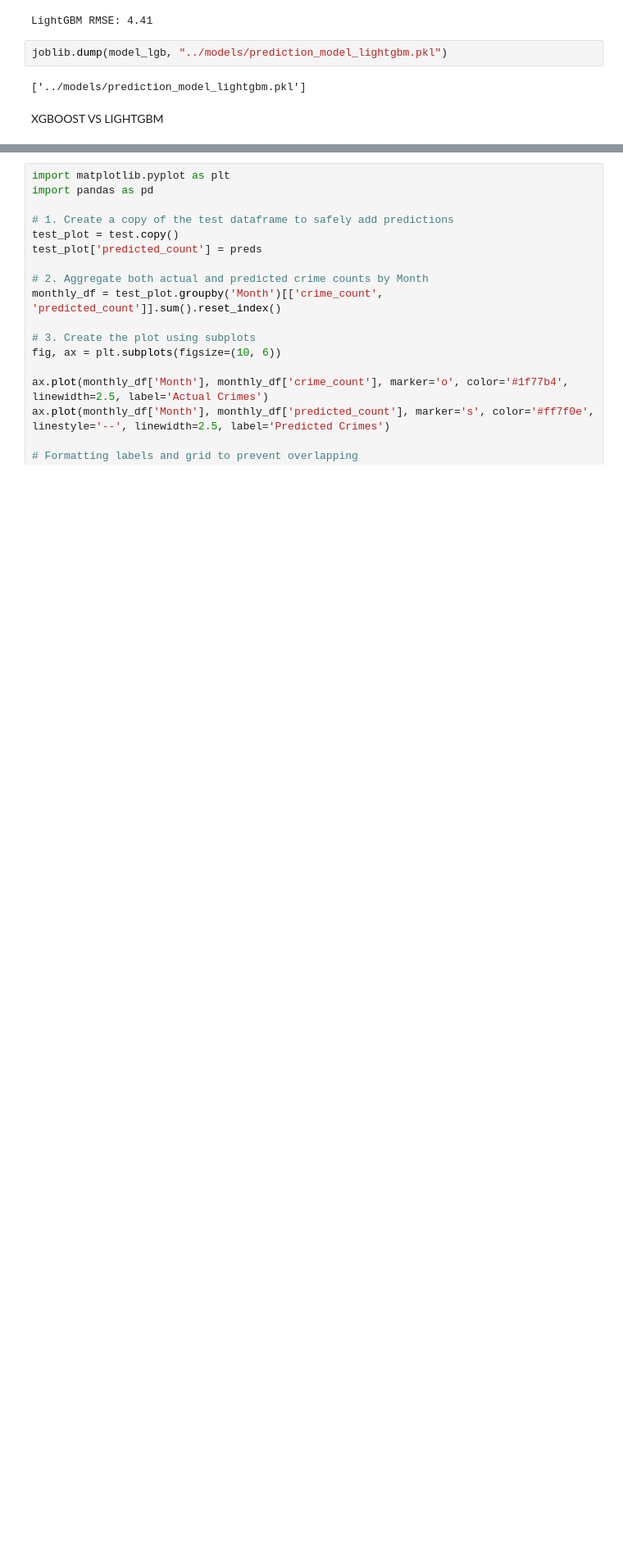
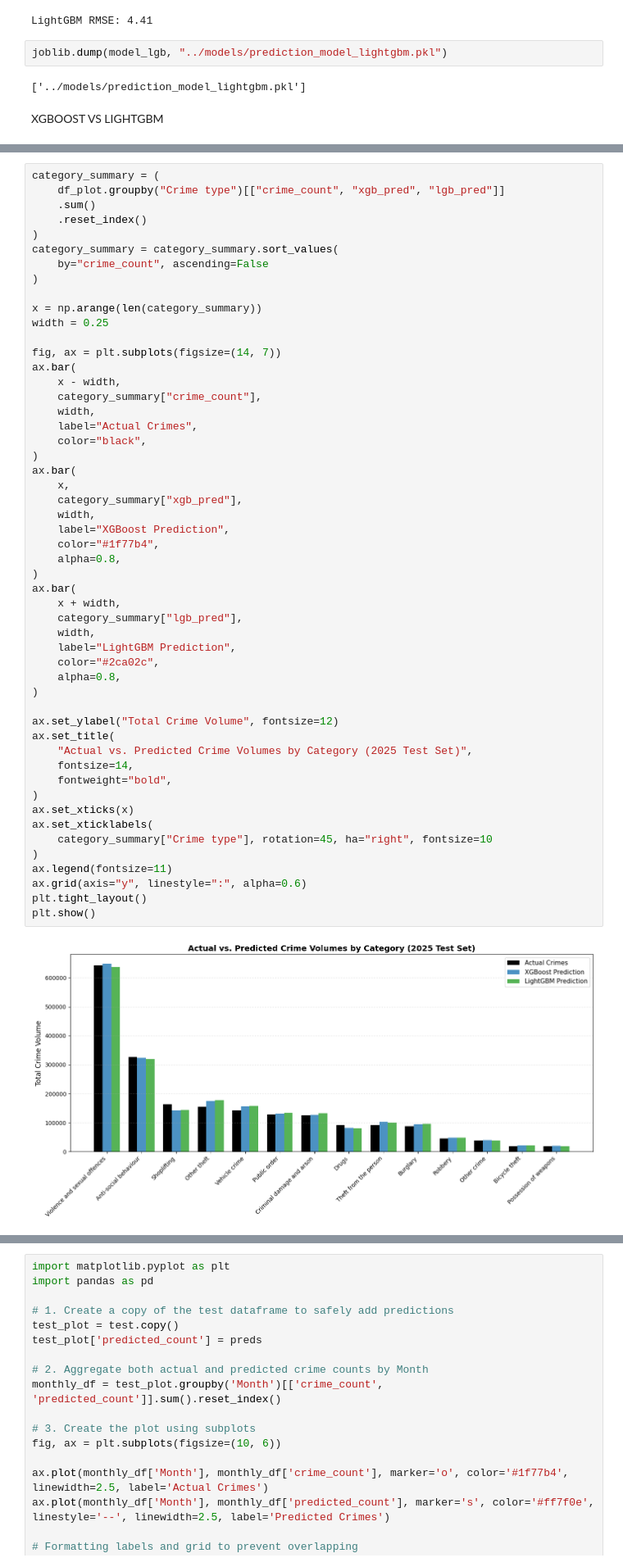
Before and after one commit to Ezra-Rutten/4CBLW020_group_2, a Jupyter notebook: backend/notebooks/prediction.ipynb, the cells around one changed output, grey strips where cells are left out. Shown at 82% size. Saved outputs shown, nothing was run; the diff lists cells and outputs as text; blank space fills up the shorter version.

```diff
--- a/backend/notebooks/prediction.ipynb
+++ b/backend/notebooks/prediction.ipynb
@@ -530,3 +521,57 @@ plt.show()
+# %%
+category_summary = (
+    df_plot.groupby("Crime type")[["crime_count", "xgb_pred", "lgb_pred"]]
+    .sum()
+    .reset_index()
+)
+category_summary = category_summary.sort_values(
+    by="crime_count", ascending=False
+)
+
+x = np.arange(len(category_summary))
+width = 0.25
+
+fig, ax = plt.subplots(figsize=(14, 7))
+ax.bar(
+    x - width,
+    category_summary["crime_count"],
+    width,
+    label="Actual Crimes",
+    color="black",
+)
+ax.bar(
+    x,
+    category_summary["xgb_pred"],
+    width,
+    label="XGBoost Prediction",
+    color="#1f77b4",
+    alpha=0.8,
+)
+ax.bar(
+    x + width,
+    category_summary["lgb_pred"],
+    width,
+    label="LightGBM Prediction",
+    color="#2ca02c",
+    alpha=0.8,
+)
+
+ax.set_ylabel("Total Crime Volume", fontsize=12)
+ax.set_title(
+    "Actual vs. Predicted Crime Volumes by Category (2025 Test Set)",
+    fontsize=14,
+    fontweight="bold",
+)
+ax.set_xticks(x)
+ax.set_xticklabels(
+    category_summary["Crime type"], rotation=45, ha="right", fontsize=10
+)
+ax.legend(fontsize=11)
+ax.grid(axis="y", linestyle=":", alpha=0.6)
+plt.tight_layout()
+plt.show()
+# %% [output]
+[figure, added]
 # %%
 import matplotlib.pyplot as plt
 import numpy as np
```
Also changed, not shown: parts of 2 cells of this notebook, 2 other files.
